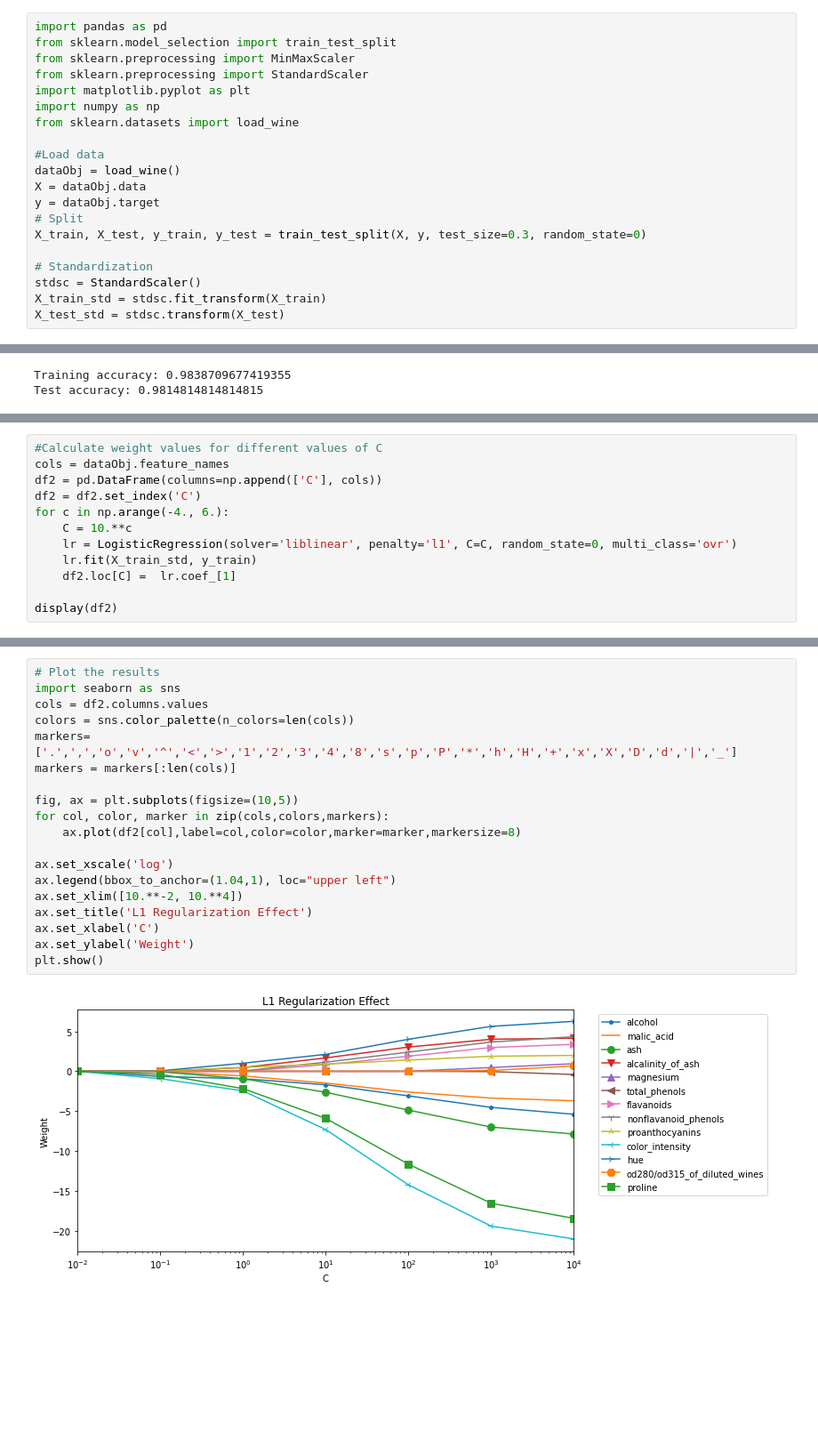
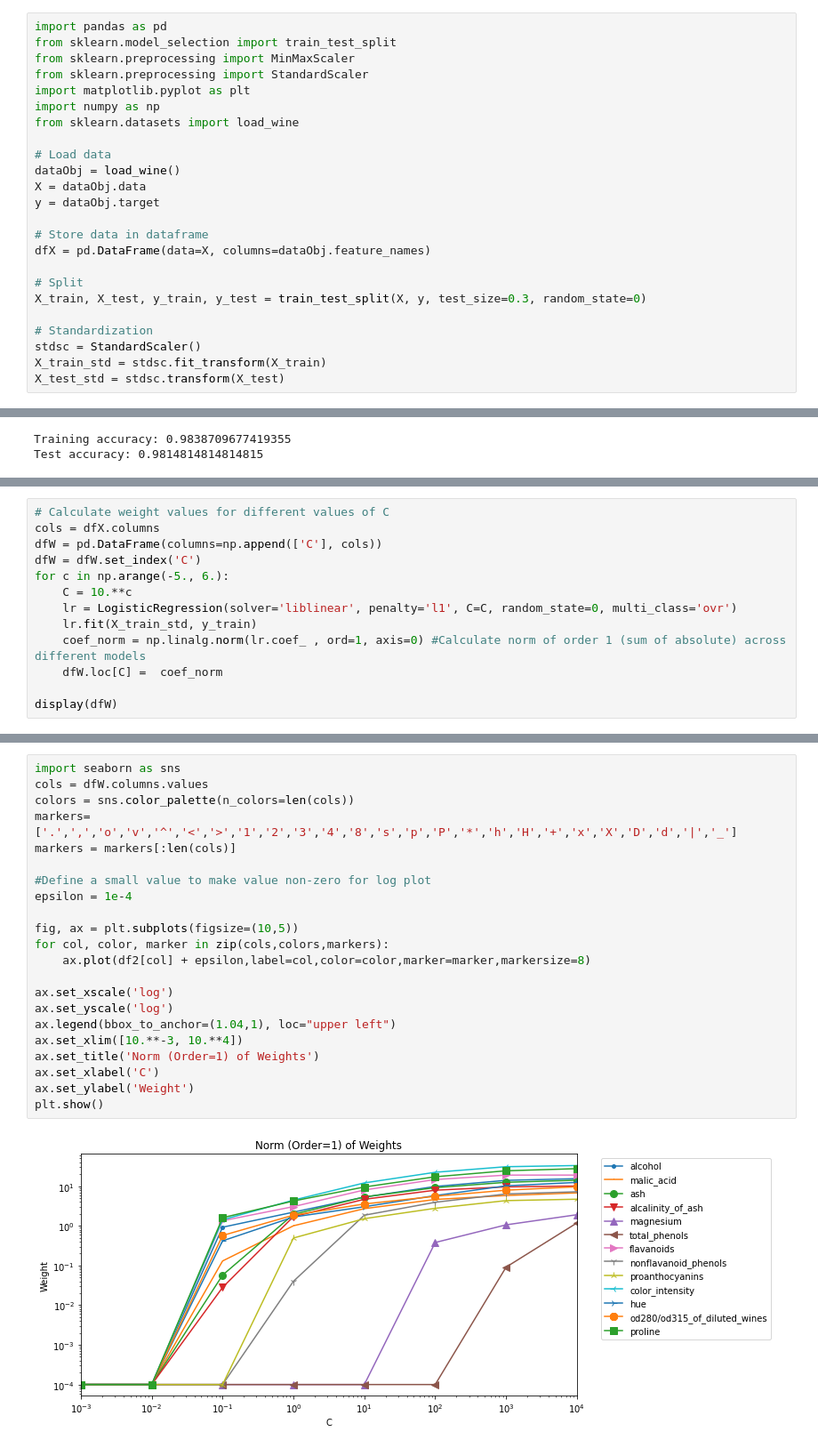
Before and after one commit to ie-ai-class/ai-2564-1, a Jupyter notebook: Topic 03 - Data Preprocessing/T51 - Feature selection - L1.ipynb, the cells around one changed output, grey strips where cells are left out. Shown at 89% size. Cells and saved outputs as stored; diff of their text form; blank space fills up the shorter version.

```diff
--- a/Topic 03 - Data Preprocessing/T51 - Feature selection - L1.ipynb
+++ b/Topic 03 - Data Preprocessing/T51 - Feature selection - L1.ipynb
@@ -9,10 +9,14 @@ import matplotlib.pyplot as plt
 import numpy as np
 from sklearn.datasets import load_wine
 
-#Load data
+# Load data
 dataObj = load_wine()
 X = dataObj.data
 y = dataObj.target
+
+# Store data in dataframe
+dfX = pd.DataFrame(data=X, columns=dataObj.feature_names)
+
 # Split
 X_train, X_test, y_train, y_test = train_test_split(X, y, test_size=0.3, random_state=0)
 
@@ -43,17 +51,18 @@ for count, coef in enumerate(lr.coef_):
 (Model:1) Coefs: -0.64, -0.07, -0.06,  0.00,  0.00,  0.00,  0.00,  0.00,  0.00, -0.93,  0.06,  0.00, -0.37
 (Model:2) Coefs:  0.00,  0.06,  0.00,  0.00,  0.00,  0.00, -0.64,  0.00,  0.00,  0.50, -0.36, -0.57,  0.00
 # %%
-#Calculate weight values for different values of C
-cols = dataObj.feature_names
-df2 = pd.DataFrame(columns=np.append(['C'], cols))
-df2 = df2.set_index('C')
-for c in np.arange(-4., 6.):
+# Calculate weight values for different values of C
+cols = dfX.columns
+dfW = pd.DataFrame(columns=np.append(['C'], cols))
+dfW = dfW.set_index('C')
+for c in np.arange(-5., 6.):
     C = 10.**c
     lr = LogisticRegression(solver='liblinear', penalty='l1', C=C, random_state=0, multi_class='ovr')
     lr.fit(X_train_std, y_train)
-    df2.loc[C] =  lr.coef_[1]
+    coef_norm = np.linalg.norm(lr.coef_ , ord=1, axis=0) #Calculate norm of order 1 (sum of absolute) across different models
+    dfW.loc[C] =  coef_norm
 
-display(df2)
+display(dfW)
 # %% [output]
 |  | alcohol | malic_acid | ash | alcalinity_of_ash | magnesium | total_phenols | flavanoids | ... |
 | C |  |  |  |  |  |  |  | ... |
@@ -70,21 +89,24 @@ display(df2)
 # %%
-# Plot the results
 import seaborn as sns
-cols = df2.columns.values
+cols = dfW.columns.values
 colors = sns.color_palette(n_colors=len(cols))
 markers=['.',',','o','v','^','<','>','1','2','3','4','8','s','p','P','*','h','H','+','x','X','D','d','|','_']
 markers = markers[:len(cols)]
 
+#Define a small value to make value non-zero for log plot
+epsilon = 1e-4
+
 fig, ax = plt.subplots(figsize=(10,5))
 for col, color, marker in zip(cols,colors,markers):
-    ax.plot(df2[col],label=col,color=color,marker=marker,markersize=8)
+    ax.plot(df2[col] + epsilon,label=col,color=color,marker=marker,markersize=8)
 
 ax.set_xscale('log')
+ax.set_yscale('log')
 ax.legend(bbox_to_anchor=(1.04,1), loc="upper left")
-ax.set_xlim([10.**-2, 10.**4])
-ax.set_title('L1 Regularization Effect')
+ax.set_xlim([10.**-3, 10.**4])
+ax.set_title('Norm (Order=1) of Weights')
 ax.set_xlabel('C')
 ax.set_ylabel('Weight')
 plt.show()
 # %% [output]
-[figure, old version]
+[figure, new version]
```
Also changed, not shown: parts of 11 cells of this notebook, 2 other files.
